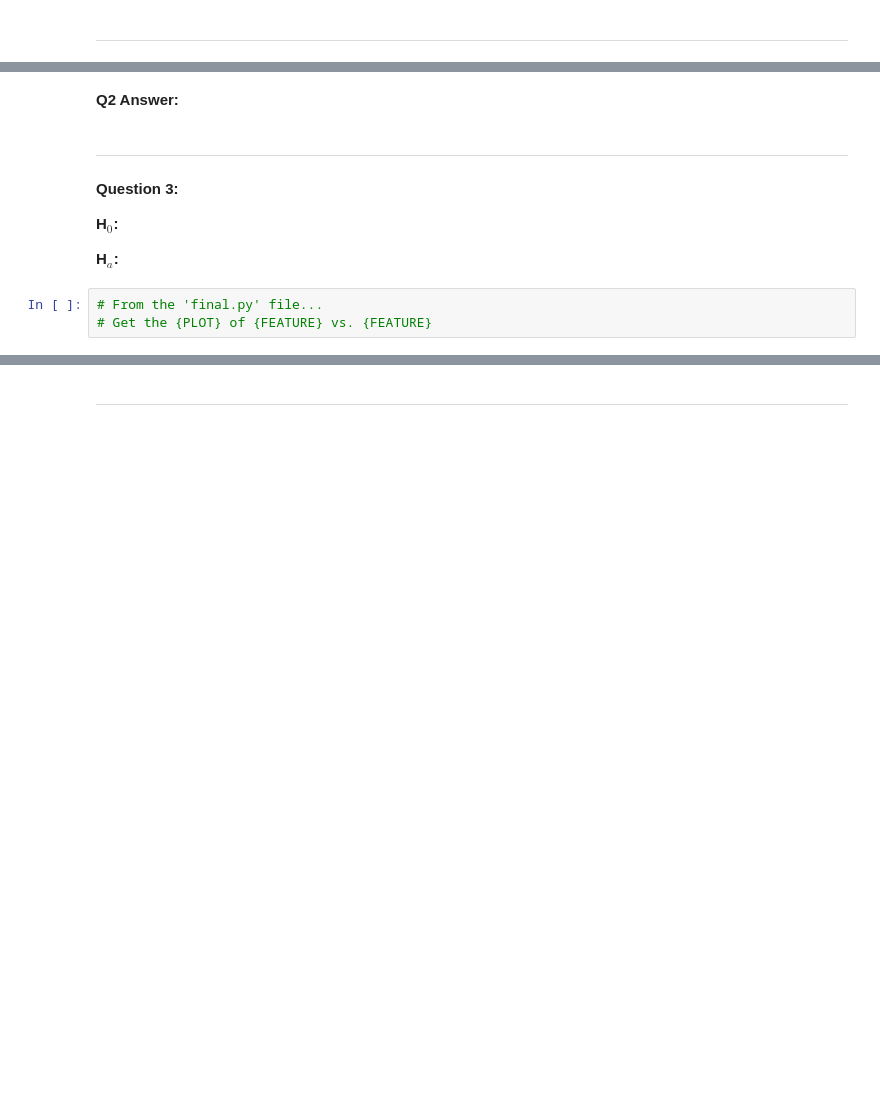
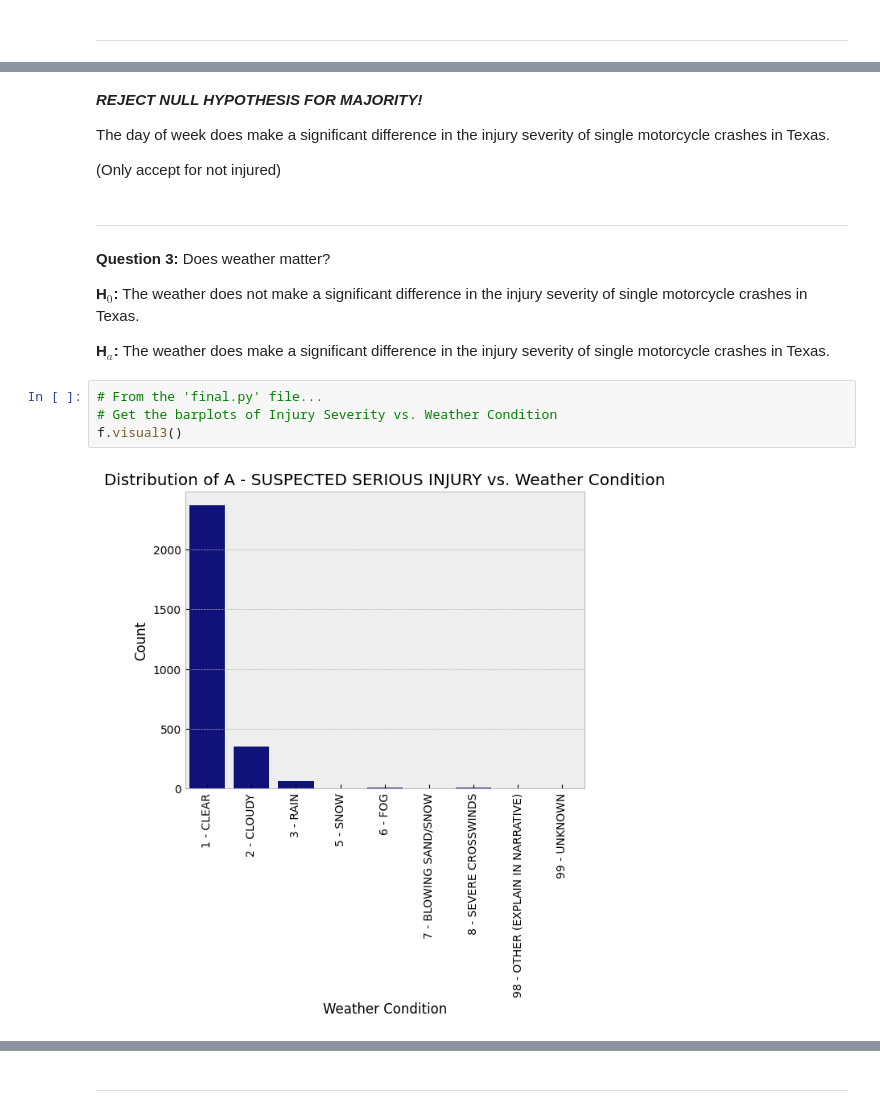
Before and after one commit to tex-wrex/tex-wrex, a Jupyter notebook: Jared/final_report.ipynb, the cells around one changed output, grey strips where cells are left out. Saved outputs shown, nothing was run; the diff lists cells and outputs as text; blank space fills up the shorter version.

```diff
--- a/Jared/final_report.ipynb
+++ b/Jared/final_report.ipynb
@@ -132,13 +191,22 @@ Obtain {DATA NAME} dataset from {LOC OF DATA}
 # %% [markdown]
-<b>Q2 Answer:</b>
+<b><i>
+    REJECT NULL HYPOTHESIS FOR MAJORITY!
+</i></b>
+
+The day of week does make a significant difference in the injury severity of single motorcycle crashes in Texas.
+
+(Only accept for not injured)
 # %% [markdown]
 ---
 # %% [markdown]
-<b>Question 3:</b>
+<b>Question 3:</b> Does weather matter?
 
-<b>H$_0$:</b>
+<b>H$_0$:</b> The weather does not make a significant difference in the injury severity of single motorcycle crashes in Texas.
 
-<b>H$_a$:</b>
+<b>H$_a$:</b> The weather does make a significant difference in the injury severity of single motorcycle crashes in Texas.
 # %%
 # From the 'final.py' file...
-# Get the {PLOT} of {FEATURE} vs. {FEATURE}
+# Get the barplots of Injury Severity vs. Weather Condition
+f.visual3()
+# %% [output]
+[figure, added]
```
Also changed, not shown: parts of 27 cells of this notebook.
